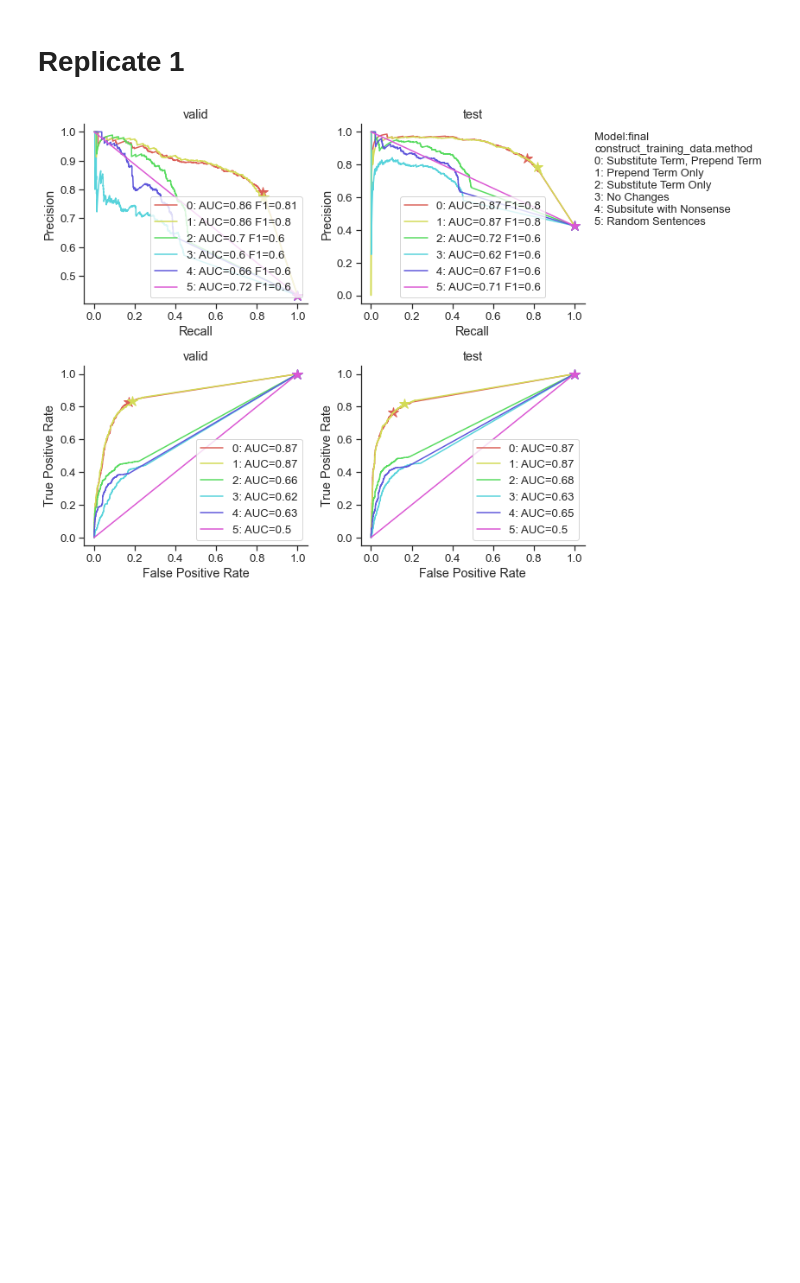
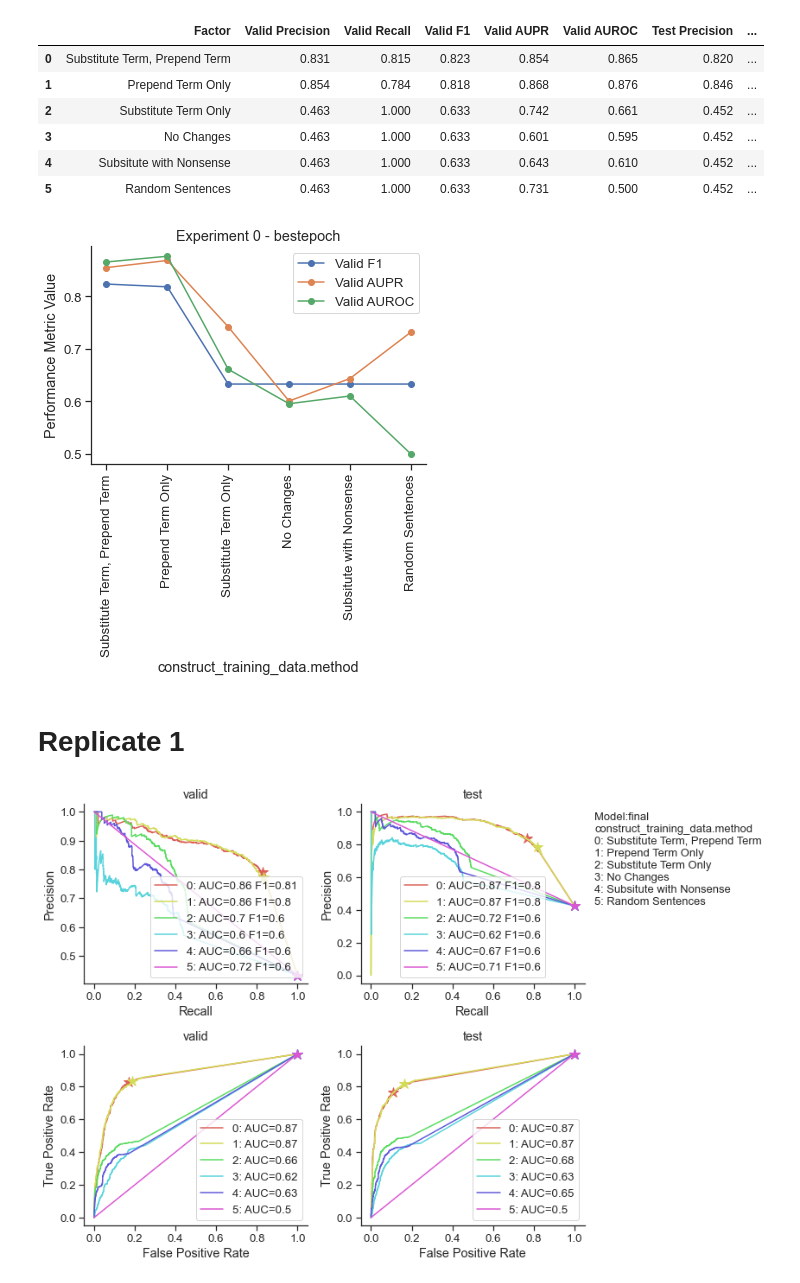
Before and after one commit to tatonetti-lab/onsides, a Jupyter notebook: notebooks/Experiment 0-Compare Example Construction Methods.ipynb, the cells around one changed output. Saved outputs shown, nothing was run; the diff lists cells and outputs as text; code cells hidden in the pictures; blank space fills up the shorter version.

```diff
--- a/notebooks/Experiment 0-Compare Example Construction Methods.ipynb
+++ b/notebooks/Experiment 0-Compare Example Construction Methods.ipynb
@@ -146,3 +146,53 @@ pd.concat([valid, test], axis=1)
+# %%
+modeltype = 'bestepoch'
+key = (modeltype, 'valid')
+dfdata = {
+    'Factor': experiment['labels'],
+    'Valid Precision': [d['max_f1_precision'] for d in perfdata[key]['prdata']],
+    'Valid Recall': [d['max_f1_recall'] for d in perfdata[key]['prdata']],
+    'Valid F1': [d['max_f1'] for d in perfdata[key]['prdata']],
+    'Valid AUPR': [d['pr_auc'] for d in perfdata[key]['prdata']],
+    'Valid AUROC': [d['roc_auc'] for d in perfdata[key]['rocdata']],
+}
+
+valid = pd.DataFrame(dfdata)
+
+key = (modeltype, 'test')
+dfdata = {
+#     'Factor': experiment['labels'],
+    'Test Precision': [d['max_f1_precision'] for d in perfdata[key]['prdata']],
+    'Test Recall': [d['max_f1_recall'] for d in perfdata[key]['prdata']],
+    'Test F1': [d['max_f1'] for d in perfdata[key]['prdata']],
+    'Test AUPR': [d['pr_auc'] for d in perfdata[key]['prdata']],
+    'Test AUROC': [d['roc_auc'] for d in perfdata[key]['rocdata']],
+}
+
+test = pd.DataFrame(dfdata)
+
+sns.set(style='ticks', font_scale=1.2)
+
+for col in ('Valid F1', 'Valid AUPR', 'Valid AUROC'):
+    plt.plot(valid[col], 'o-', label=col)
+
+plt.xticks(ticks = range(len(valid)), labels = valid['Factor'], rotation=90)
+plt.xlabel(experiment['factor'])
+plt.ylabel('Performance Metric Value')
+plt.title(f"Experiment {experiment_id} - {modeltype}")
+plt.legend()
+sns.despine()
+
+plt.savefig(f'../figures/Experiment{experiment_id}-{modeltype}-summary-stats.pdf')
+
+pd.concat([valid, test], axis=1)
+# %% [output]
+|  | Factor | Valid Precision | Valid Recall | Valid F1 | Valid AUPR | Valid AUROC | Test Precision | ... |
+| 0 | Substitute Term, Prepend Term | 0.831 | 0.815 | 0.823 | 0.854 | 0.865 | 0.820 | ... |
+| 1 | Prepend Term Only | 0.854 | 0.784 | 0.818 | 0.868 | 0.876 | 0.846 | ... |
+| 2 | Substitute Term Only | 0.463 | 1.000 | 0.633 | 0.742 | 0.661 | 0.452 | ... |
+| 3 | No Changes | 0.463 | 1.000 | 0.633 | 0.601 | 0.595 | 0.452 | ... |
+| 4 | Subsitute with Nonsense | 0.463 | 1.000 | 0.633 | 0.643 | 0.610 | 0.452 | ... |
+| 5 | Random Sentences | 0.463 | 1.000 | 0.633 | 0.731 | 0.500 | 0.452 | ... |
+[figure, added]
 # %% [markdown]
 # Replicate 1
 # %%
```
Also changed, not shown: parts of 2 cells of this notebook, 24 other files.
